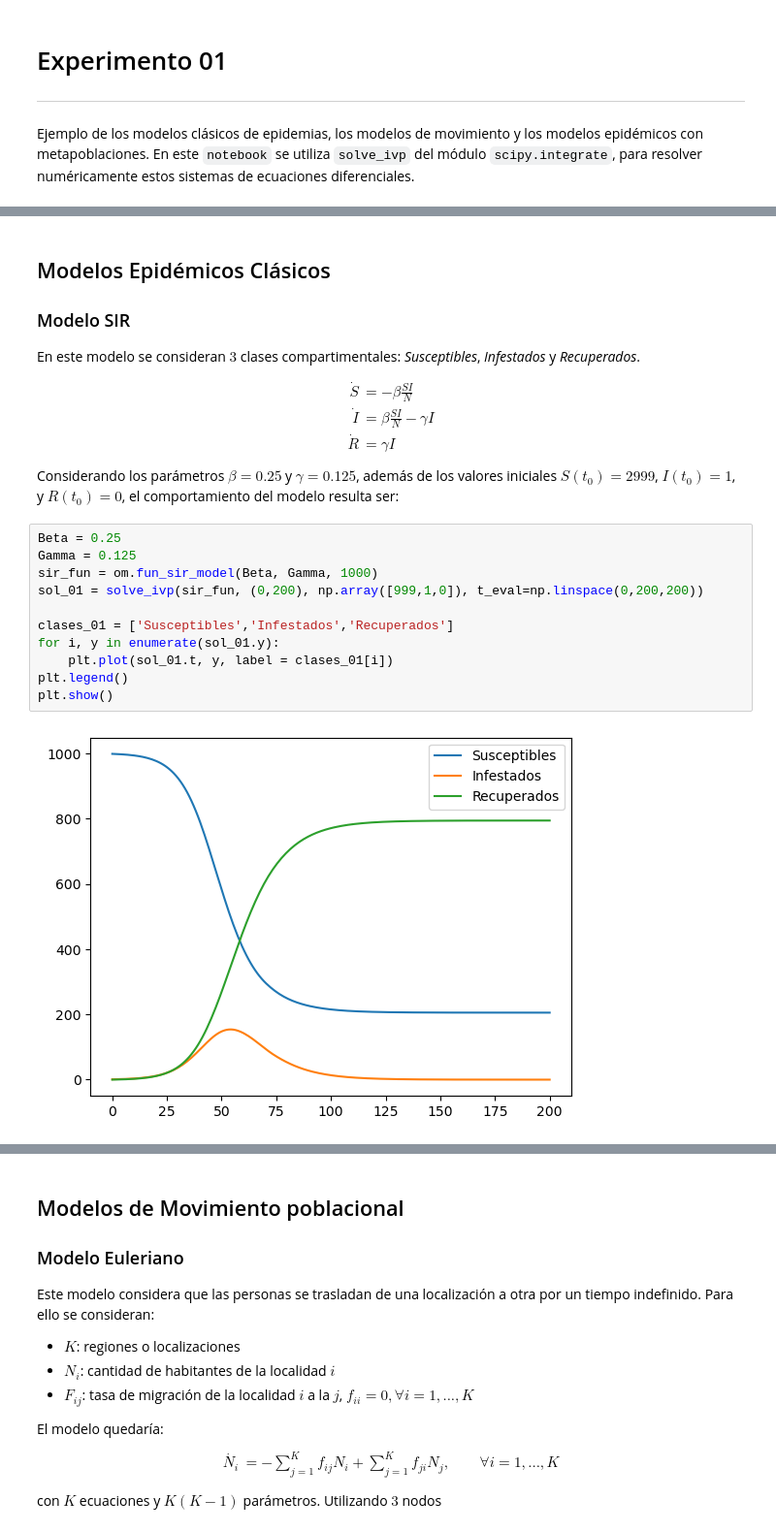
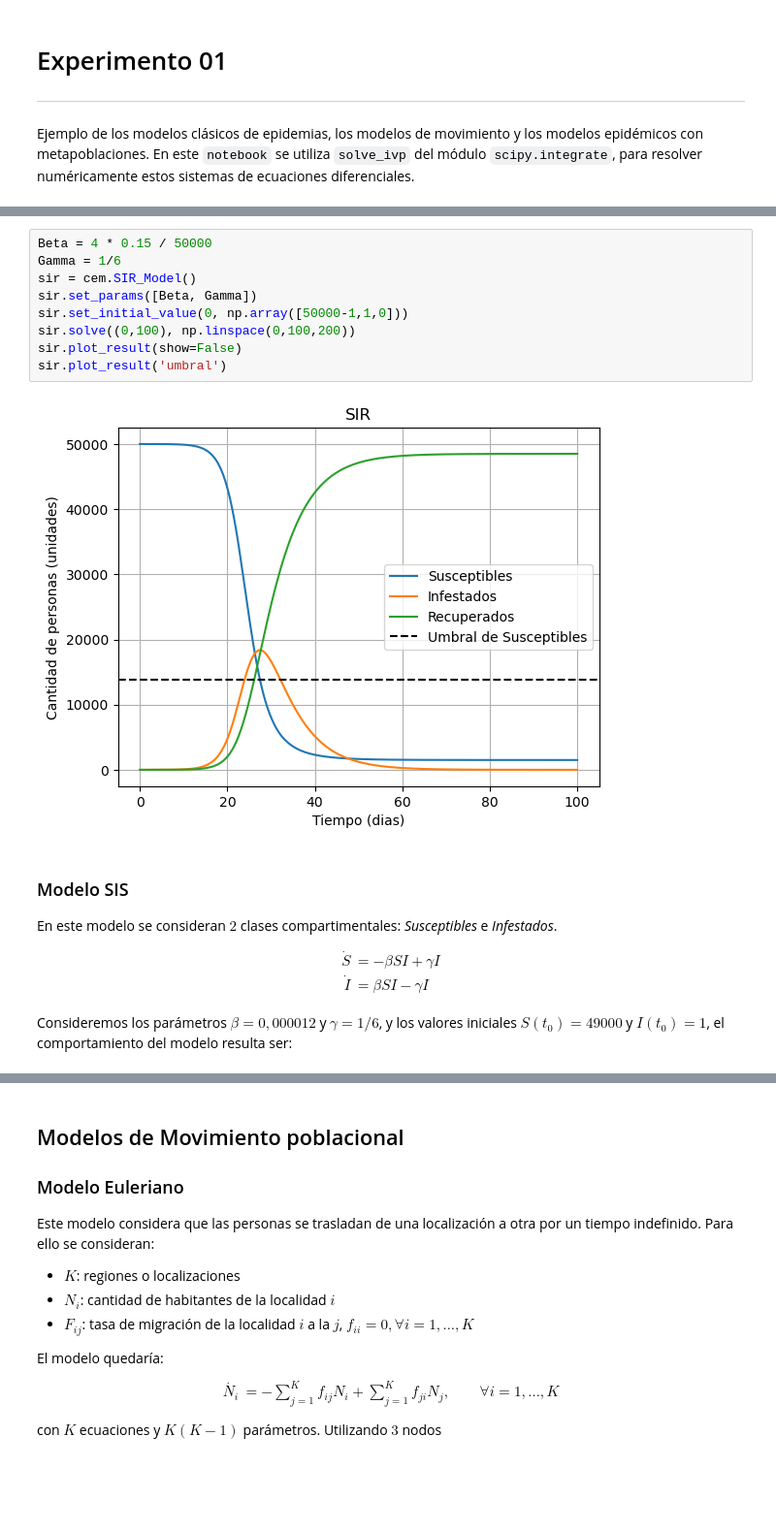
Before and after one commit to LazaroDGM/MetapopulationEpidemicModels, a Jupyter notebook: experiments/experiment_01/experiment_01.ipynb, the cells around one changed output, grey strips where cells are left out. Shown: that part at 97% size. Drawn from its saved outputs; the diff is of its cells as text; blank space fills up the shorter version.

Commit message:
add plot clasic models

```diff
--- a/experiments/experiment_01/experiment_01.ipynb
+++ b/experiments/experiment_01/experiment_01.ipynb
@@ -19,29 +48,23 @@ import numpy as np
+# %%
+Beta = 4 * 0.15 / 50000
+Gamma = 1/6
+sir = cem.SIR_Model()
+sir.set_params([Beta, Gamma])
+sir.set_initial_value(0, np.array([50000-1,1,0]))
+sir.solve((0,100), np.linspace(0,100,200))
+sir.plot_result(show=False)
+sir.plot_result('umbral')
+# %% [output]
+[figure, added]
 # %% [markdown]
-## Modelos Epidémicos Clásicos
+### Modelo SIS
 
-
-### Modelo SIR
-
-En este modelo se consideran $3$ clases compartimentales: *Susceptibles*, *Infestados* y *Recuperados*.
+En este modelo se consideran $2$ clases compartimentales: *Susceptibles* e *Infestados*.
 
 $$
 \begin{align*}
-    \dot{S} & = - \beta \frac{S I}{N} \\
-    \dot{I} & =   \beta \frac{S I}{N} - \gamma I \\
-    \dot{R} & =   \gamma I
+    \dot{S} & = - \beta S I + \gamma I \\
+    \dot{I} & =   \beta S I - \gamma I \\
 \end{align*}
 $$
-Considerando los parámetros $\beta = 0.25$ y $\gamma = 0.125$, además de los valores iniciales $S(t_0) = 2999 $, $ I(t_0) = 1 $, y $ R(t_0) = 0 $, el comportamiento del modelo resulta ser:
+Consideremos los parámetros $\beta = 0,000012$ y $\gamma = 1/6$, y los valores iniciales $S(t_0) = 49 000 $ y $ I(t_0) = 1 $, el comportamiento del modelo resulta ser:
-# %%
-Beta = 0.25
-Gamma = 0.125
-sir_fun = om.fun_sir_model(Beta, Gamma, 1000)
-sol_01 = solve_ivp(sir_fun, (0,200), np.array([999,1,0]), t_eval=np.linspace(0,200,200))
-
-clases_01 = ['Susceptibles','Infestados','Recuperados']
-for i, y in enumerate(sol_01.y):
-    plt.plot(sol_01.t, y, label = clases_01[i])
-plt.legend()
-plt.show()
-# %% [output]
-[figure, removed]
```
Also changed, not shown: parts of 17 cells of this notebook, 1 other file.
